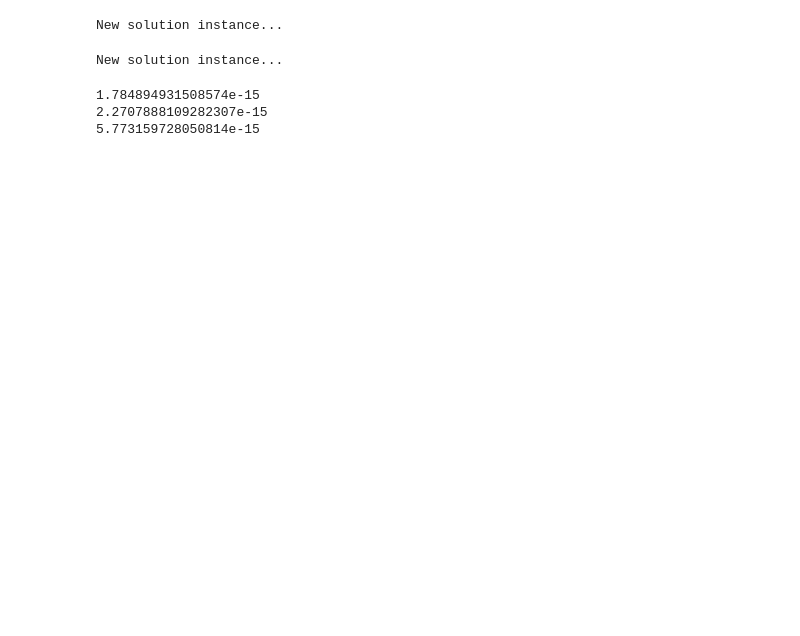
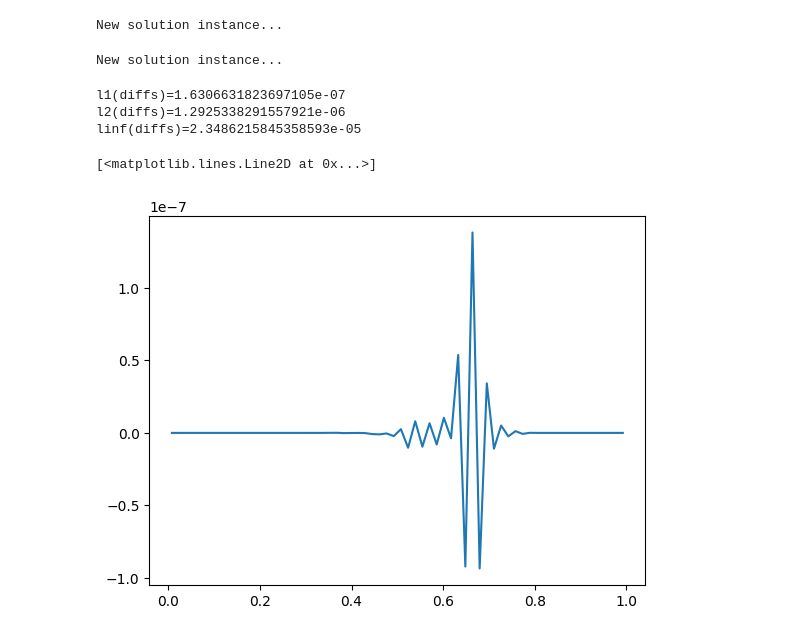
Before and after one commit to jpalafou/FVMethods, a Jupyter notebook: examples/translation_equivarance.ipynb, the cells around one changed output. Saved outputs shown, nothing was run; the diff lists cells and outputs as text; code cells hidden in the pictures; blank space fills up the shorter version.

```diff
--- a/examples/translation_equivarance.ipynb
+++ b/examples/translation_equivarance.ipynb
@@ -30,26 +43,34 @@ def linear_transformation(x):
     return a * x + k
 
 
+def inverse_linear_transformation(x):
+    return (1 / a) * (x - k)
+
+
 def u0(x, y):
     return generate_ic(type=ic_type, x=x, y=y)
 
 
 def u0_shifted(x, y):
-    return linear_transformation(u0(x, y))
+    out = linear_transformation(u0(x, y))
+    # out[2, 2] = out[2, 2] + 1e-15
+    return out
 
 
 u0_shifted.__name__ += f"_{a}_{k}"
 
 shared_config = dict(
     **limiter_config,
+    save=False,
     load=False,
-    save=False,
     v=(1, 1),
     n=(64,),
     order=p + 1,
-    courant=0.8,
-    snapshot_dt=2,
+    courant=0.59,
+    snapshot_dt=1,
+    num_snapshots=1,
     flux_strategy=quadrature,
+    SED=SED,
 )
 
 # baseline
@@ -58,7 +79,7 @@ solver = AdvectionSolver(
     u0=u0,
     PAD=PAD,
 )
-solver.rkorder()
+solver.ssprk2()
 
 # shifted initial condition
 translated_solver = AdvectionSolver(
@@ -66,20 +87,27 @@ translated_solver = AdvectionSolver(
     u0=u0_shifted,
     PAD=sorted((linear_transformation(PAD[0]), linear_transformation(PAD[1]))),
 )
-translated_solver.rkorder()
+translated_solver.ssprk2()
 
 # check equivariance
 diffs = (
     linear_transformation(solver.u_snapshots[-1][1])
     - translated_solver.u_snapshots[-1][1]
 )
-
-print(l1(diffs))
-print(l2(diffs))
-print(linf(diffs))
+print(f"{l1(diffs)=}")
+print(f"{l2(diffs)=}")
+print(f"{linf(diffs)=}")
 # %% [output]
 New solution instance...
 New solution instance...
-1.784894931508574e-15
-2.2707888109282307e-15
-5.773159728050814e-15
+l1(diffs)=1.6306631823697105e-07
+l2(diffs)=1.2925338291557921e-06
+linf(diffs)=2.3486215845358593e-05
+# %%
+i = -1
+j = 48
+
+plt.plot(solver.x, inverse_linear_transformation(translated_solver.u_snapshots[i][1][j, :]) - solver.u_snapshots[i][1][j, :])
+# %% [output]
+[<matplotlib.lines.Line2D at 0x...>]
+[figure, added]
```
Also changed, not shown: parts of 12 cells of this notebook, 3 other files.
